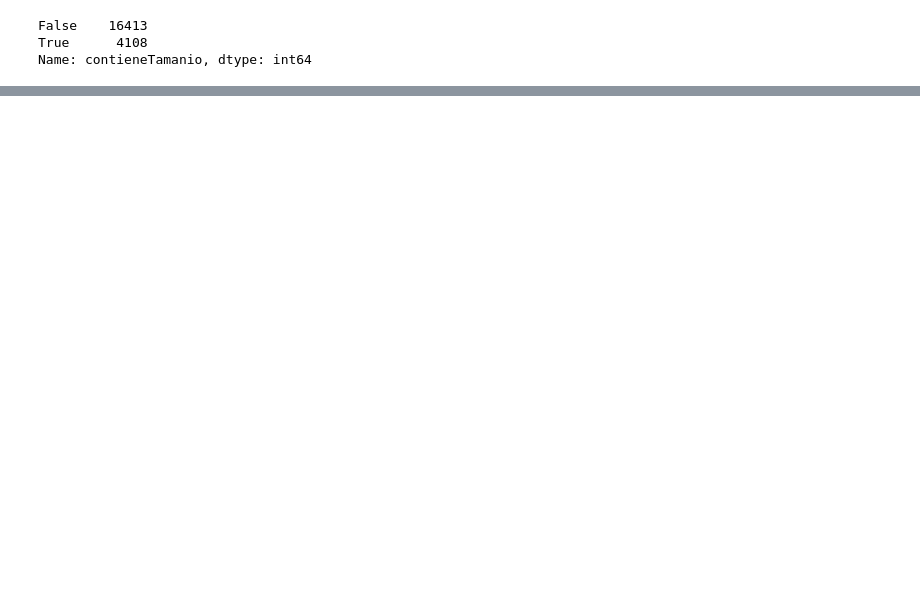
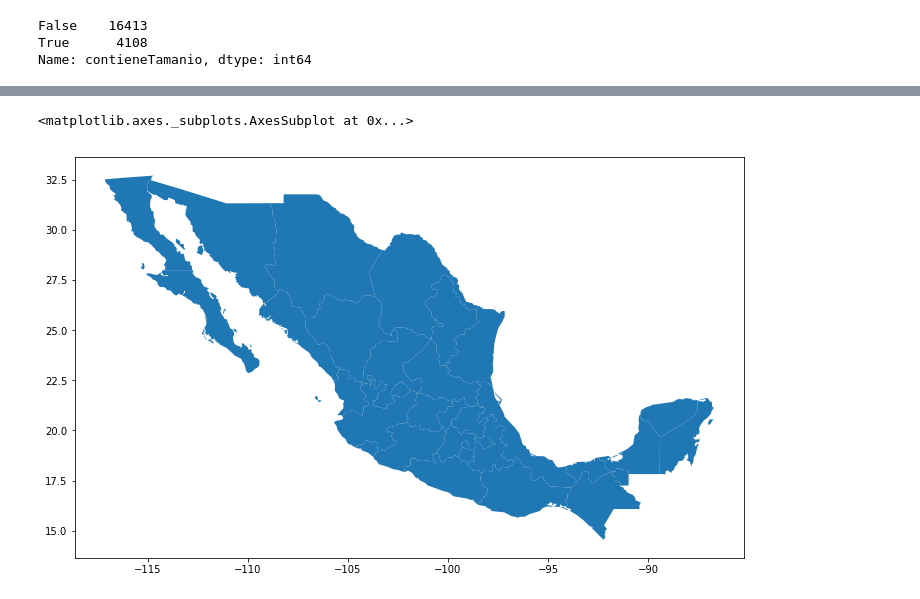
Before and after one commit to Manuel-Sturla/TP1-Datos, a Jupyter notebook: AnalisisAndyPrecios.ipynb, the cells around one changed output, grey strips where cells are left out. Cells and saved outputs as stored; diff of their text form; code cells hidden in the pictures; blank space fills up the shorter version.

```diff
--- a/AnalisisAndyPrecios.ipynb
+++ b/AnalisisAndyPrecios.ipynb
@@ -110,0 +136,3 @@ df.sample(4)
+# %%
+import geopandas as gpd
+geoframe = gpd.read_file("/home/andres/Desktop/mexEstados")
@@ -110,0 +148,5 @@ df.sample(4)
+# %%
+geoframe.plot(figsize=(12,12))
+# %% [output]
+<matplotlib.axes._subplots.AxesSubplot at 0x...>
+[figure, added]
```
Also changed, not shown: parts of 12 cells of this notebook.
